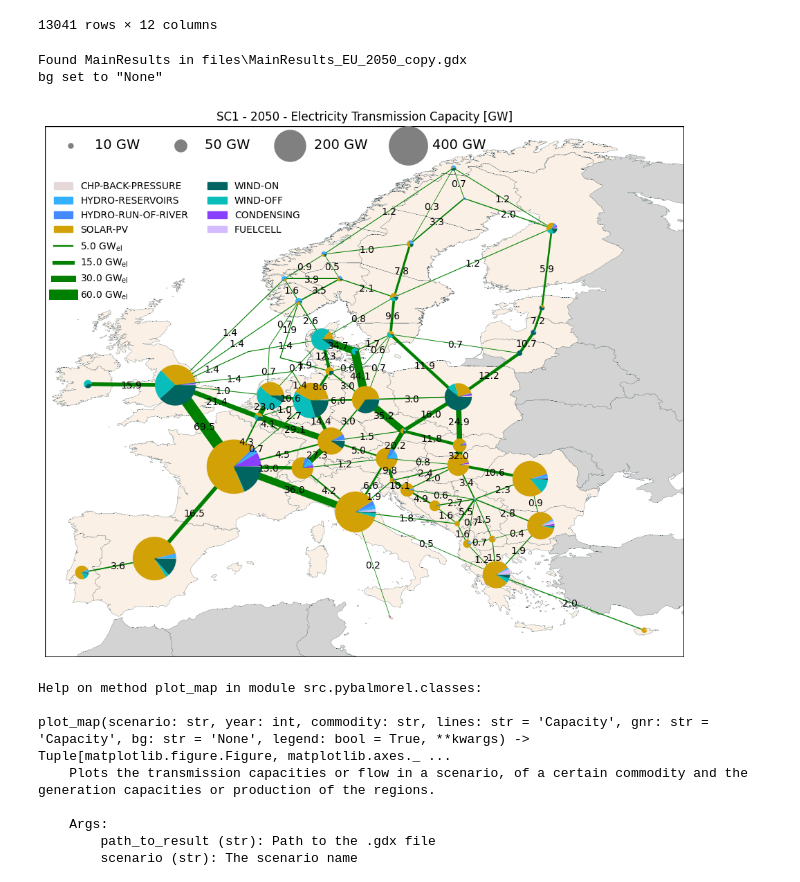
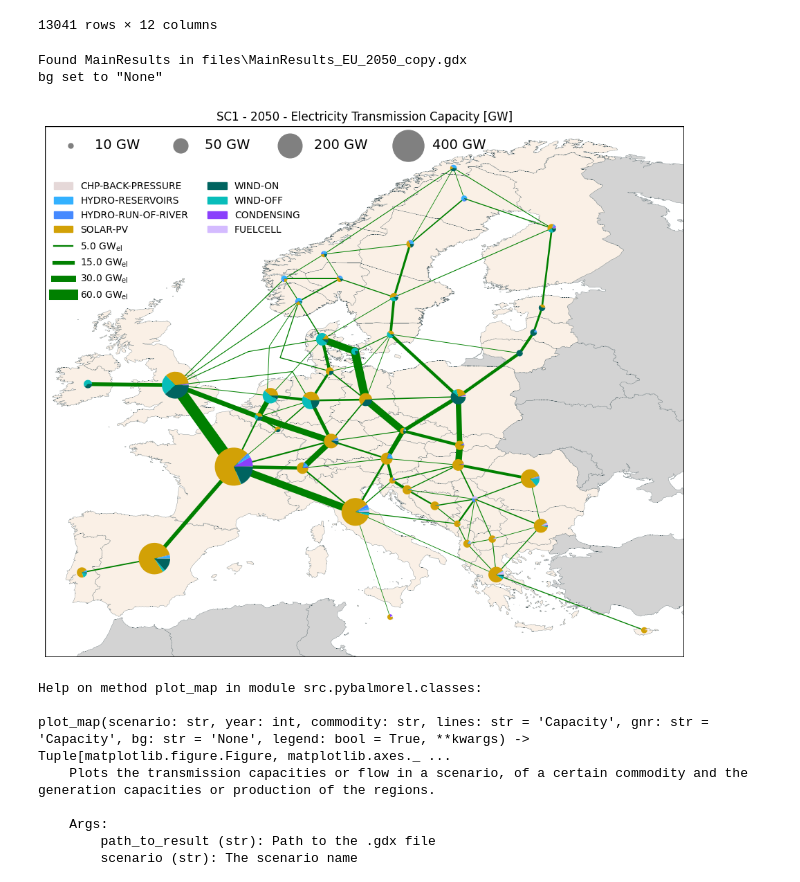
Before and after one commit to balmorelcommunity/pybalmorel, a Jupyter notebook: examples/PostProcessing_test.ipynb, the cells around one changed output. Drawn from its saved outputs; the diff is of its cells as text; code cells hidden in the pictures.

```diff
--- a/examples/PostProcessing_test.ipynb
+++ b/examples/PostProcessing_test.ipynb
@@ -42,11 +42,11 @@ c:\Users\theod\Documents\Documents importants\DTU\Job\Pybalmorel\pybalmorel\exam
 # %%
 ### 1.1.5 Plotting map of transmission capacity
 fig, ax = res.plot_map(scenario='SC1', year=2050, commodity='Electricity', lines='Capacity', gnr='Capacity', gnr_var='TECH_TYPE', bg='None',
-                       legend=True, gnr_show=True, line_label_show=True, line_label_min=0, line_flow_show=True, choosen_map_coordinates='EU')
+                       legend=True, gnr_show=True, line_label_show=False, line_label_min=0, line_flow_show=True, choosen_map_coordinates='EU')
 # %% [output]
 Found MainResults in files\MainResults_EU_2050_copy.gdx
 bg set to "None"
-[figure, old version]
+[figure, new version]
 # %%
 help(res.plot_map)
 # %% [output]
```
Also changed, not shown: 1 other file.
